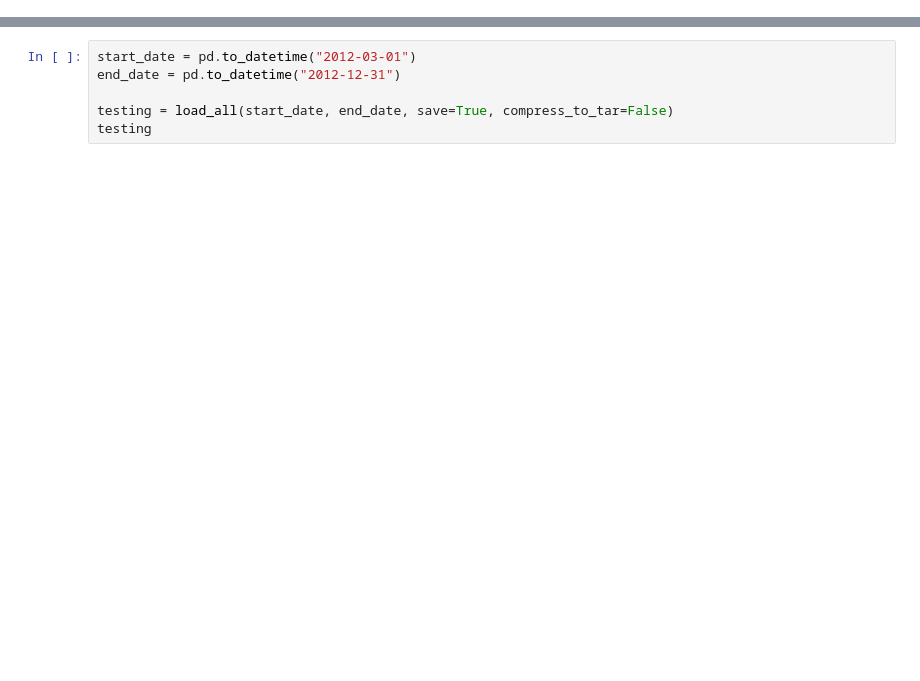
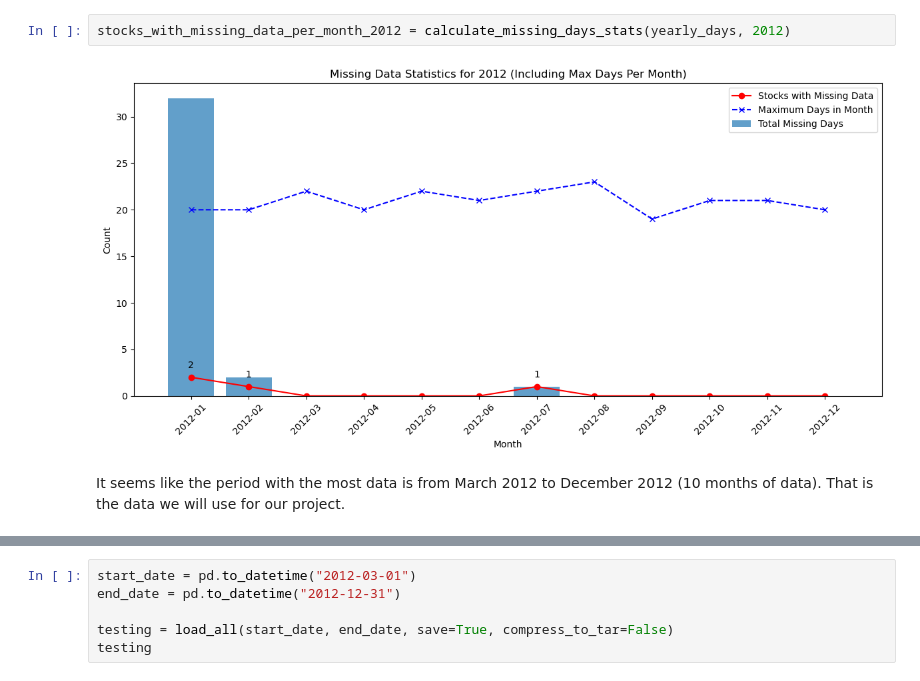
Before and after one commit to PH-14/FBD_2024_GroupE, a Jupyter notebook: uploading.ipynb, the cells around one changed output, grey strips where cells are left out. Drawn from its saved outputs; the diff is of its cells as text; blank space fills up the shorter version.

```diff
--- a/uploading.ipynb
+++ b/uploading.ipynb
@@ -4,0 +49,6 @@ from data_exploration import *
+# %%
+stocks_with_missing_data_per_month_2012 = calculate_missing_days_stats(yearly_days, 2012)
+# %% [output]
+[figure, added]
+# %% [markdown]
+It seems like the period with the most data is from March 2012 to December 2012 (10 months of data). That is the data we will use for our project.
```
Also changed, not shown: parts of 12 cells of this notebook, 15 other files.
